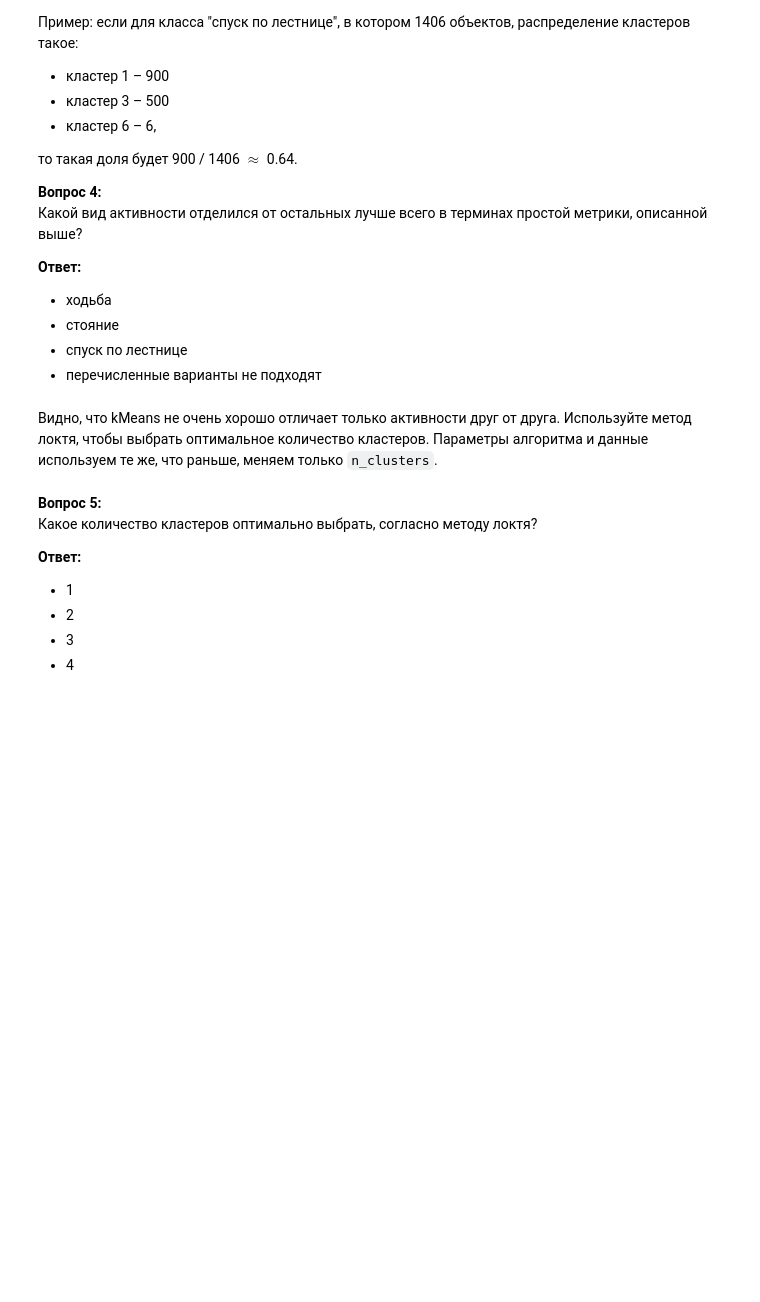
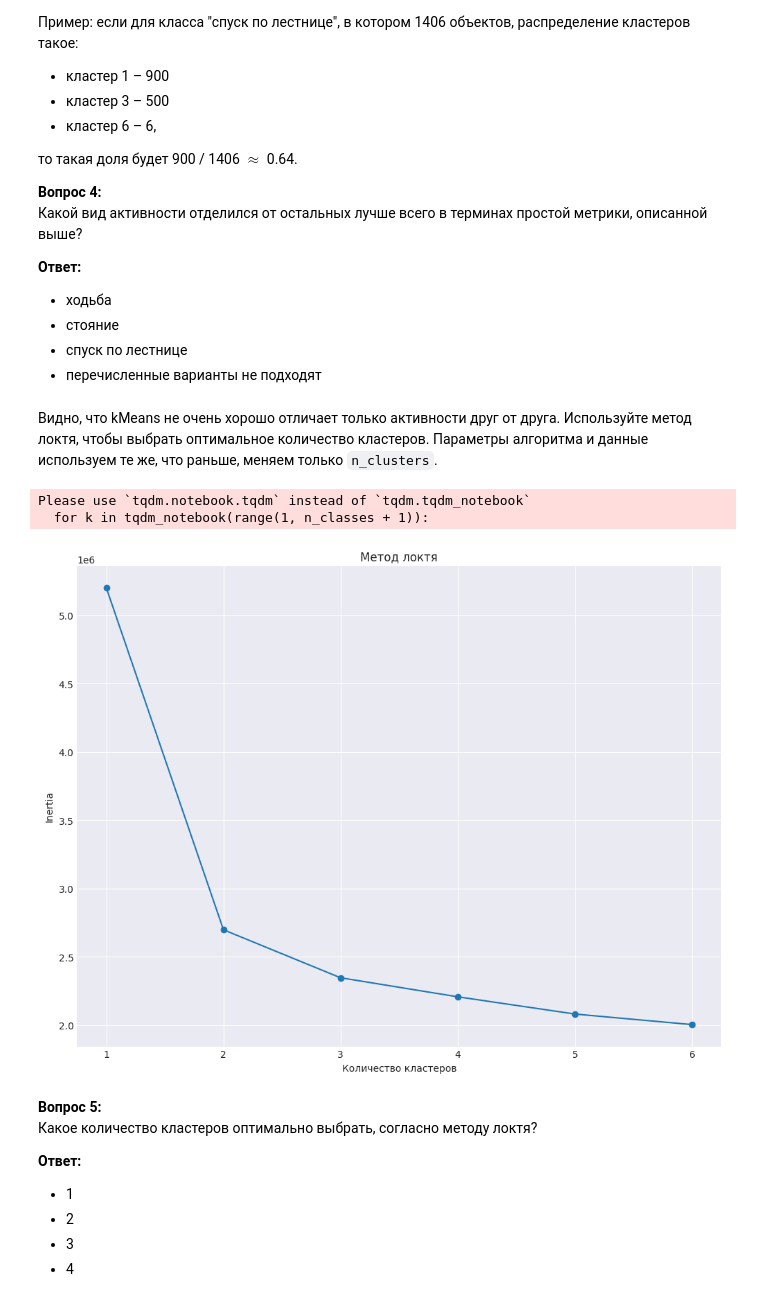
Before and after one commit to dyingsleeper/volsu-mmad, a Jupyter notebook: lab_2.ipynb, the cells around one changed output. Cells and saved outputs as stored; diff of their text form; code cells hidden in the pictures; blank space fills up the shorter version.

```diff
--- a/lab_2.ipynb
+++ b/lab_2.ipynb
@@ -176,3 +241,20 @@ for k in tqdm_notebook(range(1, n_classes + 1)):
+# %%
+# Ваш код здесь
+inertia = []
+for k in tqdm_notebook(range(1, n_classes + 1)):
+    kmeans_temp = KMeans(n_clusters=k, n_init=100, random_state=RANDOM_STATE).fit(X_pca)
+    inertia.append(kmeans_temp.inertia_)
+
+plt.plot(range(1, n_classes + 1), inertia, marker='o')
+plt.xlabel('Количество кластеров')
+plt.ylabel('Inertia')
+plt.title('Метод локтя')
+plt.grid(True)
+plt.show();
+# %% [output]
+Please use `tqdm.notebook.tqdm` instead of `tqdm.tqdm_notebook`
+  for k in tqdm_notebook(range(1, n_classes + 1)):
+[figure, added]
 # %% [markdown]
 **Вопрос 5:**<br>
 Какое количество кластеров оптимально выбрать, согласно методу локтя?<br>
```
Also changed, not shown: parts of 17 cells of this notebook, 20 other files.
